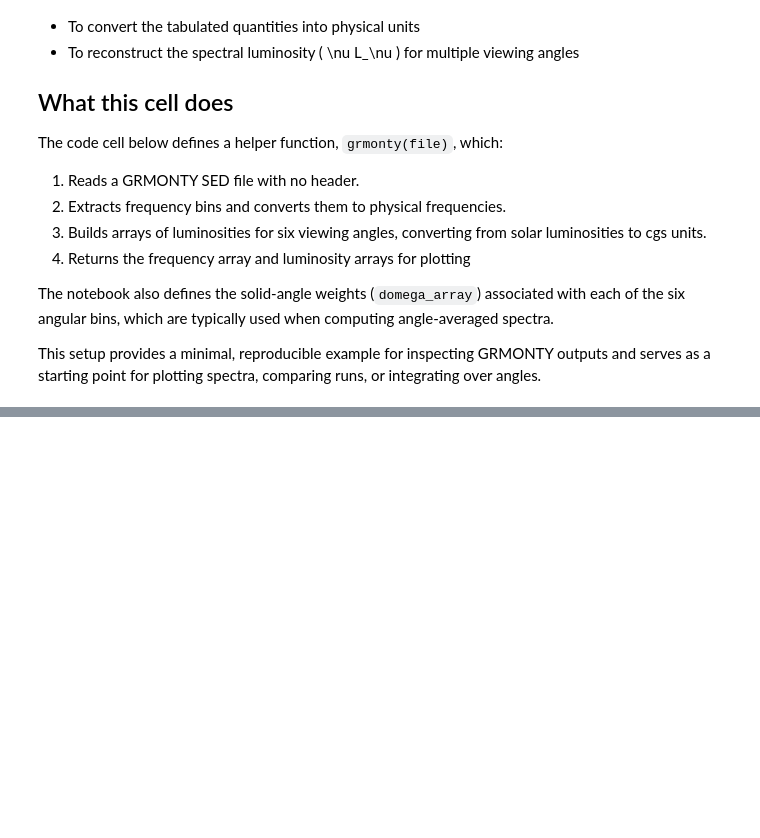
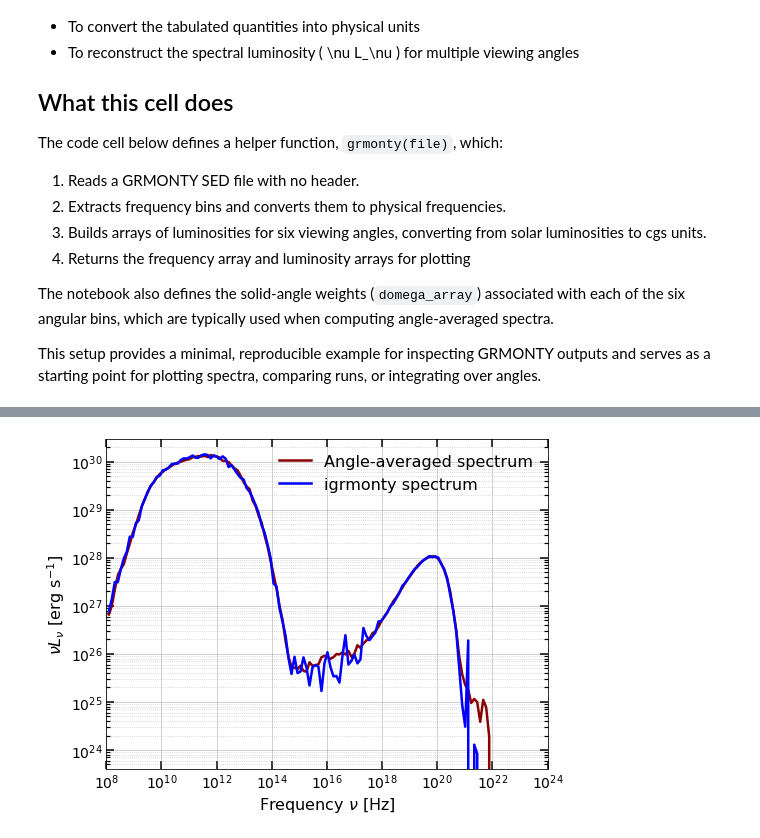
Before and after one commit to black-hole-group/gpumonty, a Jupyter notebook: python/example.ipynb, the cells around one changed output, grey strips where cells are left out. Cells and saved outputs as stored; diff of their text form; code cells hidden in the pictures; blank space fills up the shorter version.

```diff
--- a/python/example.ipynb
+++ b/python/example.ipynb
@@ -40 +76,19 @@ with h5py.File('../test.h5', 'r') as f:
+# %%
+import h5py
+import numpy as np
+import matplotlib.pyplot as plt
+
+LSUN = 3.827e33
+CL = 2.99792458e10
+ME = 9.1093826e-28
+HPL =  6.6260693e-27
+# Open the HDF5 file
+with h5py.File('../../igrmonty/igrmonty_brems_synch_1e6.h5', 'r') as f:
+#with h5py.File('../../igrmonty/spectrum.h5', 'r') as f:
+    # Access the 'output' group
+    output_group = f['output']
+    # Extract the datasets 'lnu' and 'nulnu'
+    nu_igr_cbrems = 10**output_group['lnu'][:] * (ME * CL**2/HPL)
+    nuLnu_igr_cbrems = output_group['nuLnu'][:] * LSUN
+    dOmega_igr = output_group['dOmega'][:]
 # %%
@@ -87,0 +182,57 @@ plt.show()
+# %%
+nuLnu_all = (nuLnu.sum(0) * dOmega / (4 * np.pi)).sum(1)
+nuLnu_all_igr = (nuLnu_igr.sum(0) * dOmega_igr / (4 * np.pi)).sum(1)
+
+plt.figure(figsize=(7.5, 5.5))
+
+plt.loglog(
+    nu,
+    nuLnu_all,
+    linewidth=2.5,
+    label=r'Angle-averaged spectrum',
+    color='darkred'
+)
+
+plt.loglog(
+    nu_igr,
+    nuLnu_all_igr,
+    linewidth=2.5,
+    label=r'igrmonty spectrum',
+    color='blue'
+)
+
+plt.xlim(1e8, 1e24)
+
+plt.xlabel(r'Frequency $\nu$ [Hz]', fontsize=16)
+plt.ylabel(r'$\nu L_\nu$ [erg s$^{-1}$]', fontsize=16)
+
+plt.legend(frameon=False, fontsize=16)
+
+plt.grid(which='major', linestyle='-', alpha=0.7)
+plt.grid(which='minor', linestyle=':', alpha=0.7)
+
+plt.tick_params(
+    axis='both',
+    which='major',
+    direction='in',
+    length=8,
+    width=1.5,
+    labelsize=14,
+    top=True,
+    right=True
+)
+
+plt.tick_params(
+    axis='both',
+    which='minor',
+    direction='in',
+    length=4,
+    width=1.2,
+    top=True,
+    right=True
+)
+
+plt.tight_layout()
+plt.show()
+# %% [output]
+[figure, added]
```
Also changed, not shown: parts of 4 cells of this notebook, 7 other files.
